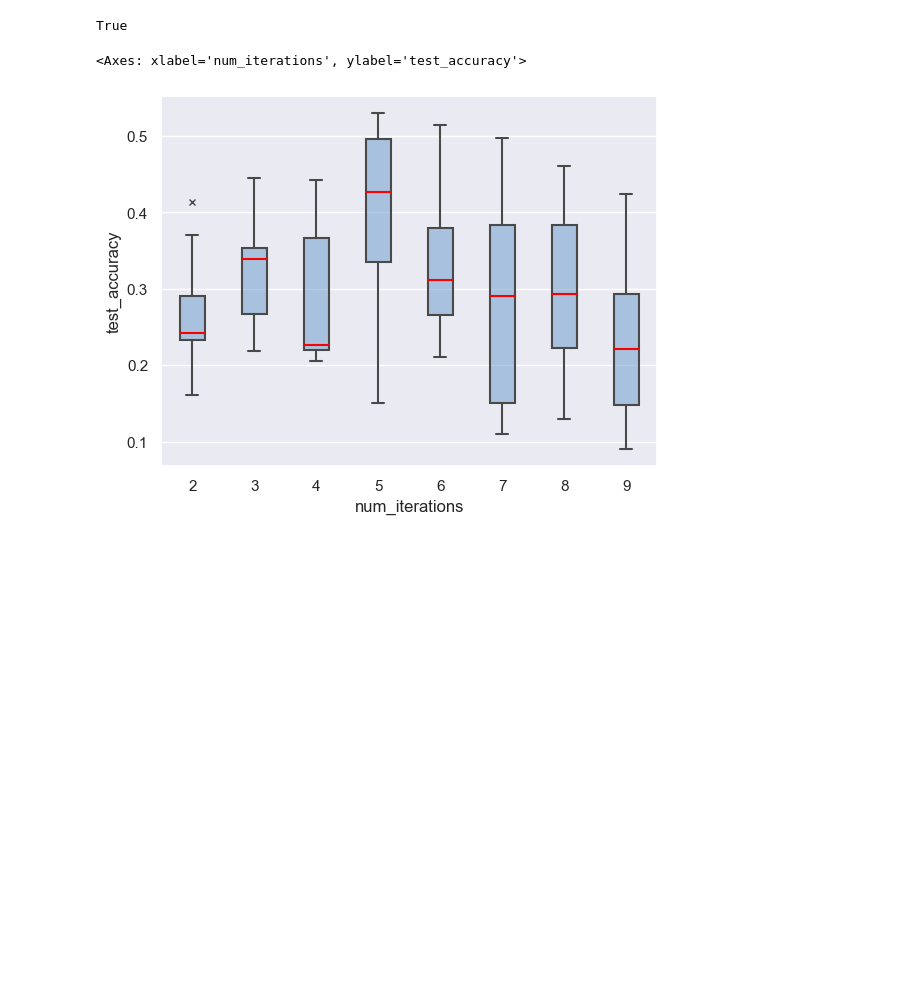
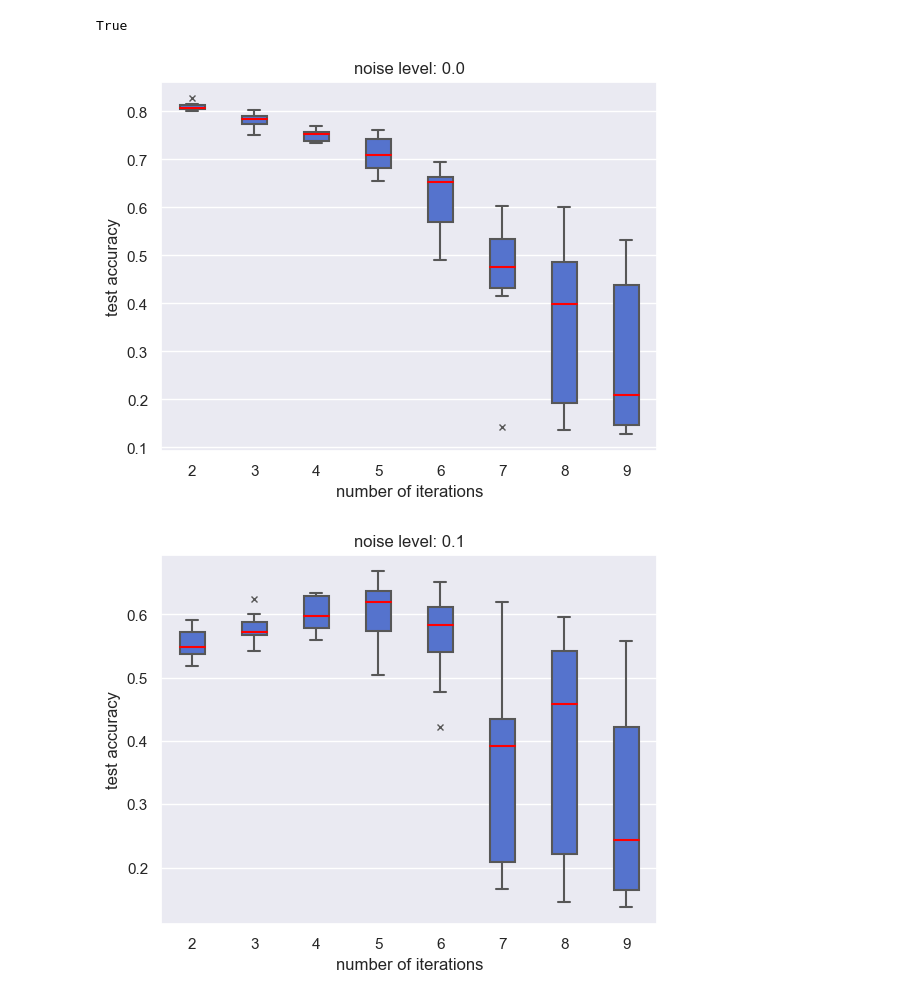
Before and after one commit to SizhuangHe/IterativeMethods, a Jupyter notebook: GCNexperiments/wandb_analysis.ipynb, the cells around one changed output. Saved outputs shown, nothing was run; the diff lists cells and outputs as text; code cells hidden in the pictures; blank space fills up the shorter version.

```diff
--- a/GCNexperiments/wandb_analysis.ipynb
+++ b/GCNexperiments/wandb_analysis.ipynb
@@ -13,3 +12,14 @@ sweep_ids = []
+# %%
+sweep_ids = [
+"yb9nj1j5", # noise 0
+"s29ovdjm", # noise 1
+"io2roeki" # noise 2
+ # noise 3
+ # noise 4
+ # noise 5
+ # noise 6
+# noise 7
+]
 # %%
 def get_metrics(sweep_id, noise_level):
     api = wandb.Api()
@@ -65,17 +75,35 @@ data = pd.DataFrame({
     "noise level": noises
 })
 # %%
-import seaborn as sns
 sns.set(style="darkgrid")
-sns.boxplot(x='number of iterations',
+sns.set(rc={'figure.figsize':(12,10)})
+p = sns.boxplot(x='number of iterations',
             y="test accuracy",
+            data=data,
             hue="noise level",
-            data=data,
-            width=0.4,
+            width=0.8,
             flierprops={"marker": "x"},
-            boxprops={"facecolor": (.4, .6, .8, .5)},
-            medianprops={"color": "red"}
+            medianprops={"color": "red"},
+            palette="hls"
             )
+sns.move_legend(p, "upper left", bbox_to_anchor=(1.02, 1))
-# %% [output]
-<Axes: xlabel='num_iterations', ylabel='test_accuracy'>
-[figure, removed]
+# %%
+for noise_level, sweep_id in enumerate(sweep_ids):
+    ta, ni, n = get_metrics(sweep_id, noise_level)
+    data = pd.DataFrame({
+    "test accuracy": ta,
+    "number of iterations": ni
+    })
+    plt.figure()
+    sns.set(style="darkgrid")
+    sns.boxplot(x='number of iterations',
+            y="test accuracy",
+            data=data,
+            width=0.4,
+            flierprops={"marker": "x"},
+            medianprops={"color": "red"},
+            color="royalblue"
+            ).set(title="noise level: "+str(noise_level/10))
+# %% [output]
+[figure, added]
+[figure, added]
```
Also changed, not shown: parts of 3 cells of this notebook, 12 other files.
